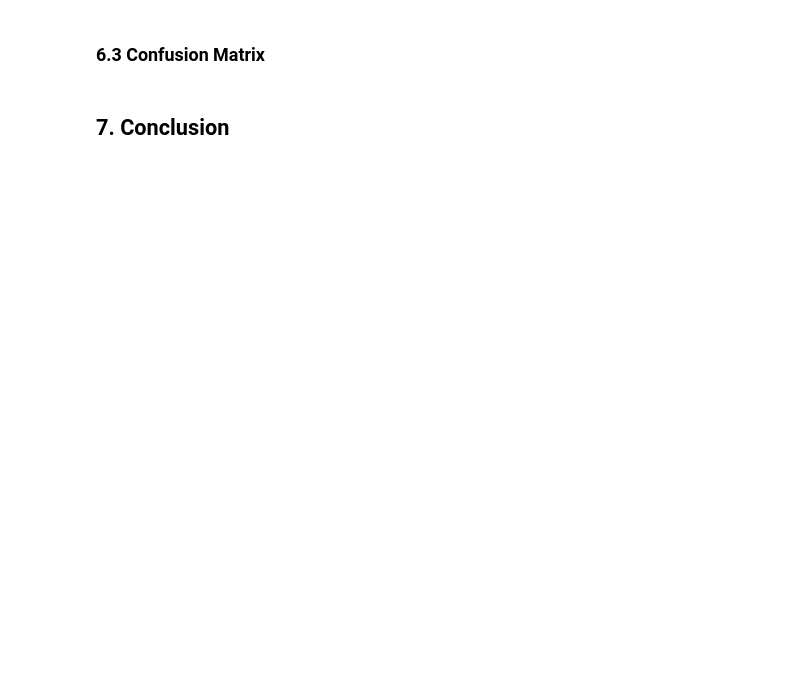
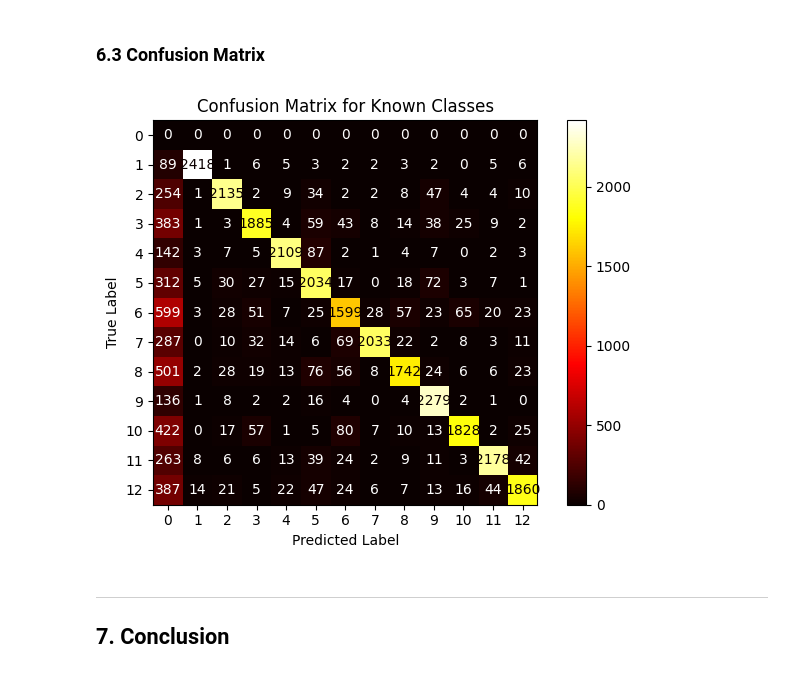
Before and after one commit to SherifHamed1/Invoice-Classification-From-Scanned-Documents, a Jupyter notebook: notebook.ipynb, the cells around one changed output. Drawn from its saved outputs; the diff is of its cells as text; code cells hidden in the pictures; blank space fills up the shorter version.

```diff
--- a/notebook.ipynb
+++ b/notebook.ipynb
@@ -263,8 +295,8 @@ train_ds = ScannedDocumentDataset(dataset=ds, type="train", transform=image_tran
 val_ds = ScannedDocumentDataset(dataset=ds, type="validation", transform=image_transforms)
 test_ds = ScannedDocumentDataset(dataset=ds, type="test", transform=image_transforms)
 
-batch_size = 128
+batch_size = 256
 
-train_loader = torch.utils.data.DataLoader(train_ds,batch_size=batch_size,shuffle=True,num_workers=2)
-val_loader = torch.utils.data.DataLoader(val_ds,batch_size=batch_size,shuffle=False,num_workers=2)
-test_loader = torch.utils.data.DataLoader(test_ds,batch_size=batch_size,shuffle=False,num_workers=2)
+train_loader = torch.utils.data.DataLoader(train_ds,batch_size=batch_size,shuffle=True)
+val_loader = torch.utils.data.DataLoader(val_ds,batch_size=batch_size,shuffle=False)
+test_loader = torch.utils.data.DataLoader(test_ds,batch_size=batch_size,shuffle=False)
@@ -424,17 +415,21 @@ class EntropicOpenSetLoss(nn.Module):
         is_known = targets != 0
         is_unknown = targets == 0
 
+        loss_known = torch.tensor(0.0, device=device)
+        loss_unknown = torch.tensor(0.0, device=device)
+
         loss = torch.zeros(logits.size(0), device=device)
 
         if is_known.any():
-            loss[is_known] = F.cross_entropy(
-                logits[is_known][:, 1:], targets[is_known] - 1, reduction='none')
+            loss_known = F.cross_entropy(
+                logits[is_known][:, 1:], targets[is_known] - 1, reduction='mean')
 
         if is_unknown.any():
-            unknown_logits = logits[is_unknown][:, 1:] # use the known logit values from unknown samples
-            unknown_probabilities_over_knowns = F.softmax(unknown_logits + 1e-6, dim=1)
-            loss[is_unknown] = -torch.sum(unknown_probabilities_over_knowns * torch.log(unknown_probabilities_over_knowns + 1e-6), dim=1)
-            loss[is_unknown] = self.alpha *  loss[is_unknown]
+            logits_of_unknowns = logits[is_unknown][:, 1:] # use the known logit values from unknown samples
+            unknown_probabilities_over_knowns = F.softmax(logits_of_unknowns + 1e-6, dim=1)
+            entropy = -torch.sum(unknown_probabilities_over_knowns * torch.log(unknown_probabilities_over_knowns + 1e-6), dim=1)
+            loss_unknown = entropy.mean()
 
-        return loss.mean()
+
+        return loss_known + self.alpha * loss_unknown
 # %% [markdown]
@@ -619,12 +671,25 @@ print(classification_report(y_true_known_classes,y_pred_known_classes))
 # %% [markdown]
 ### 6.3 Confusion Matrix
 # %%
-known_class_matrix = classification_report(y_true_known_classes,y_pred_known_classes)
-disp = ConfusionMatrixDisplay(known_class_matrix,display_labels= EDA_Dataset.features['label'].names)
+from sklearn.metrics import confusion_matrix, ConfusionMatrixDisplay
+import matplotlib.pyplot as plt
+# Assuming y_true_known_classes and y_pred_known_classes are already defined
+
+# 1. Generate the actual confusion matrix (numerical array)
+known_class_matrix = confusion_matrix(y_true_known_classes, y_pred_known_classes)
+
+# 2. Create the ConfusionMatrixDisplay object with the numerical matrix
+disp = ConfusionMatrixDisplay(confusion_matrix=known_class_matrix)
+
+# 3. Plot the confusion matrix
 disp.plot(cmap=plt.cm.hot)
-plt.title('Confusion Matrix for known Classes')
+plt.title('Confusion Matrix for Known Classes')
 plt.xlabel('Predicted Label')
 plt.ylabel('True Label')
+plt.tight_layout()
 plt.show()
+# %% [output]
+[figure, added]
 # %% [markdown]
+---
 ## 7. Conclusion
```
Also changed, not shown: parts of 21 cells of this notebook, 3 other files.
